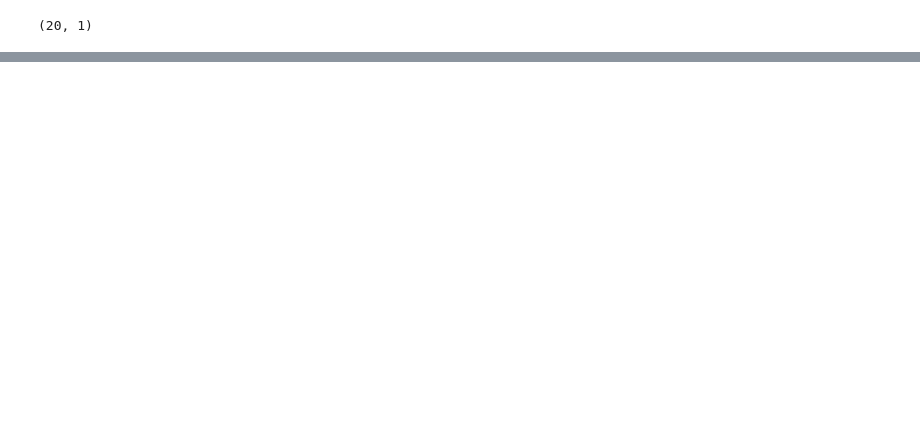
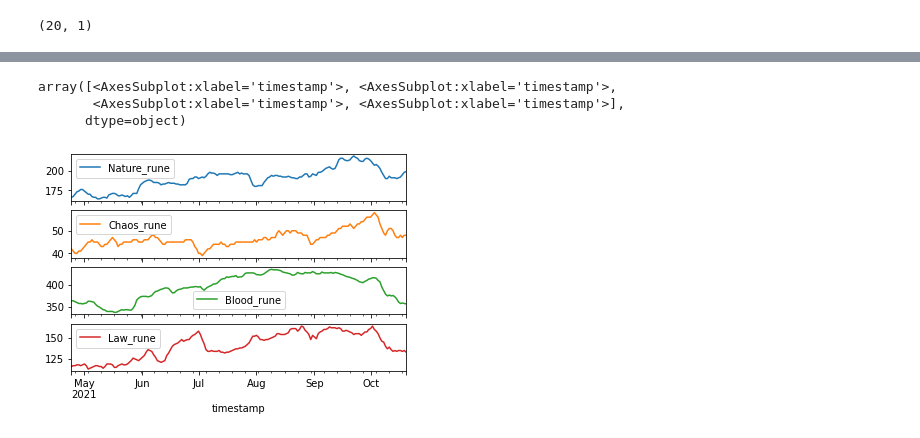
Before and after one commit to hdolci/Final_Project, a Jupyter notebook: Project/folder1/ge_ml.ipynb, the cells around one changed output, grey strips where cells are left out. Drawn from its saved outputs; the diff is of its cells as text; code cells hidden in the pictures; blank space fills up the shorter version.

```diff
--- a/Project/folder1/ge_ml.ipynb
+++ b/Project/folder1/ge_ml.ipynb
@@ -210,2 +212,9 @@ plot.show()
 # %%
 # Our model did not perform the best..... We should consider adding new features.
+# %%
+add_features=['Nature_rune', 'Chaos_rune', 'Blood_rune','Law_rune']
+# %%
+features = df[add_features]
+features.index = df['timestamp']
+
+features.head()
@@ -211,0 +229,7 @@ plot.show()
+# %%
+features.plot(subplots = True)
+# %% [output]
+array([<AxesSubplot:xlabel='timestamp'>, <AxesSubplot:xlabel='timestamp'>,
+       <AxesSubplot:xlabel='timestamp'>, <AxesSubplot:xlabel='timestamp'>],
+      dtype=object)
+[figure, added]
```
Also changed, not shown: parts of 23 cells of this notebook.
